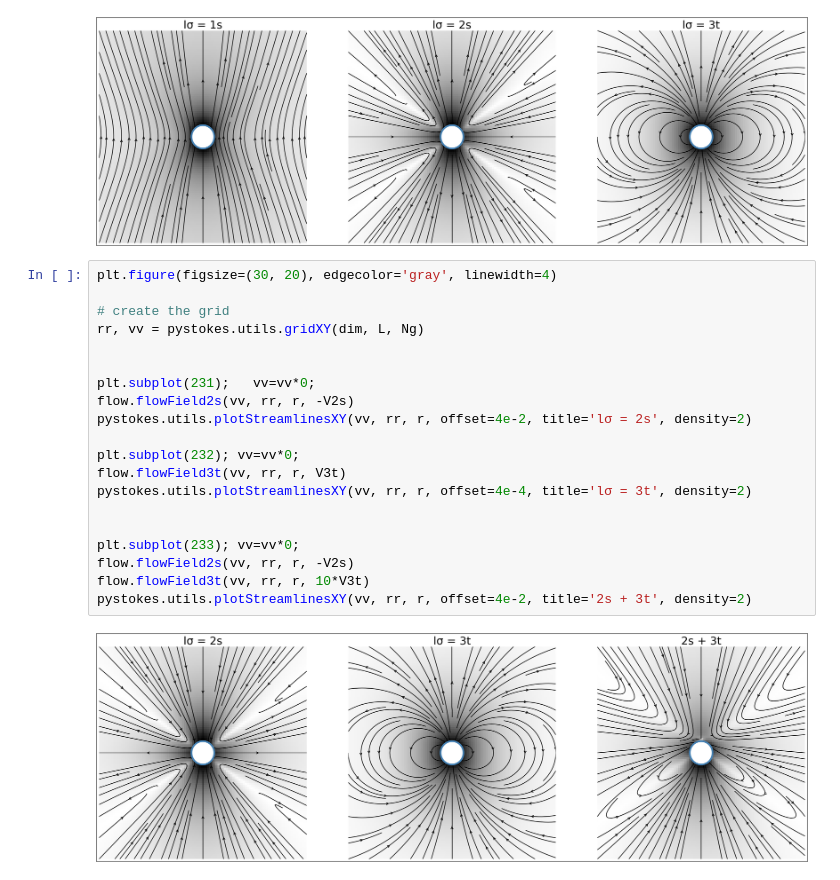
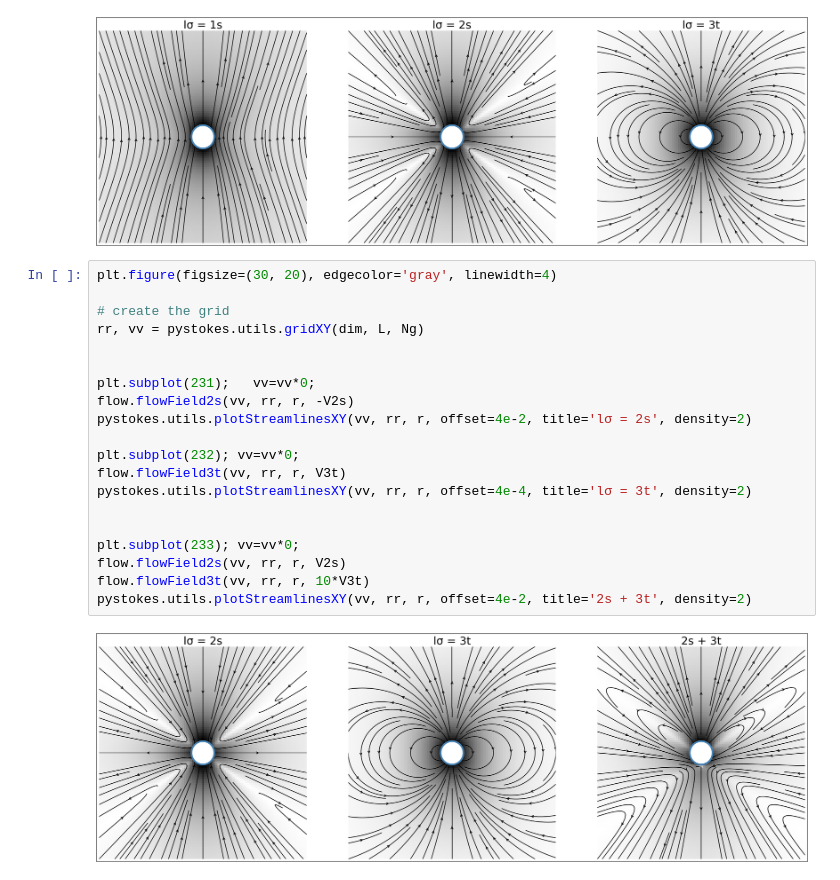
Before and after one commit to rajeshrinet/pystokes, a Jupyter notebook: examples/ex01-unboundedFlow.ipynb, the cells around one changed output. Saved outputs shown, nothing was run; the diff lists cells and outputs as text.

```diff
--- a/examples/ex01-unboundedFlow.ipynb
+++ b/examples/ex01-unboundedFlow.ipynb
@@ -57,22 +57,22 @@ pystokes.utils.plotStreamlinesXY(vv, rr, r, offset=4e-4, title='lσ = 3t', densi
 # %%
 plt.figure(figsize=(30, 20), edgecolor='gray', linewidth=4)
 
 # create the grid
 rr, vv = pystokes.utils.gridXY(dim, L, Ng)
 
 
 plt.subplot(231);   vv=vv*0;
 flow.flowField2s(vv, rr, r, -V2s)
 pystokes.utils.plotStreamlinesXY(vv, rr, r, offset=4e-2, title='lσ = 2s', density=2)
 
 plt.subplot(232); vv=vv*0;
 flow.flowField3t(vv, rr, r, V3t)
 pystokes.utils.plotStreamlinesXY(vv, rr, r, offset=4e-4, title='lσ = 3t', density=2)
 
 
 plt.subplot(233); vv=vv*0;
-flow.flowField2s(vv, rr, r, -V2s)
+flow.flowField2s(vv, rr, r, V2s)
 flow.flowField3t(vv, rr, r, 10*V3t)
 pystokes.utils.plotStreamlinesXY(vv, rr, r, offset=4e-2, title='2s + 3t', density=2)
 # %% [output]
-[figure, old version]
+[figure, new version]
```
Also changed, not shown: 1 other file.
